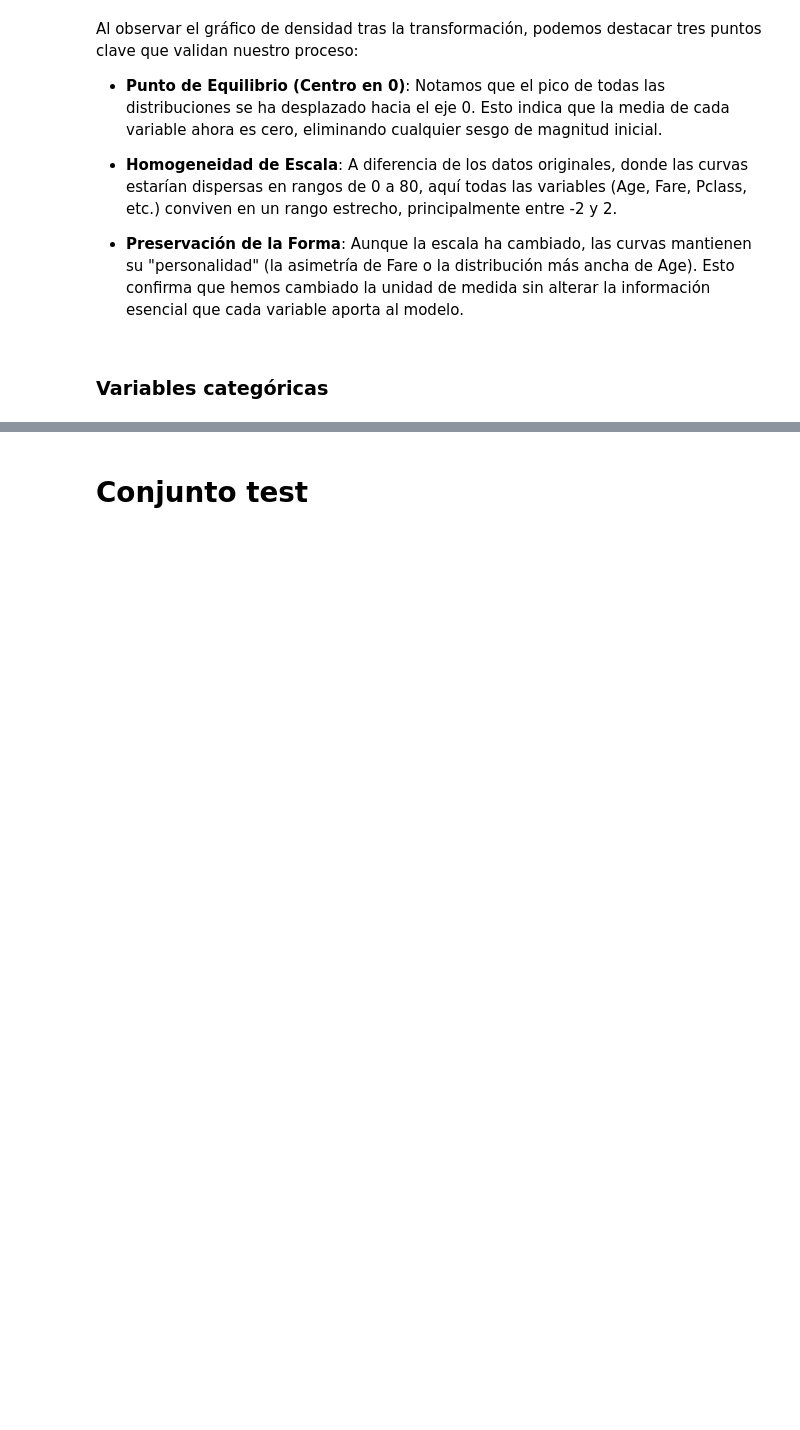
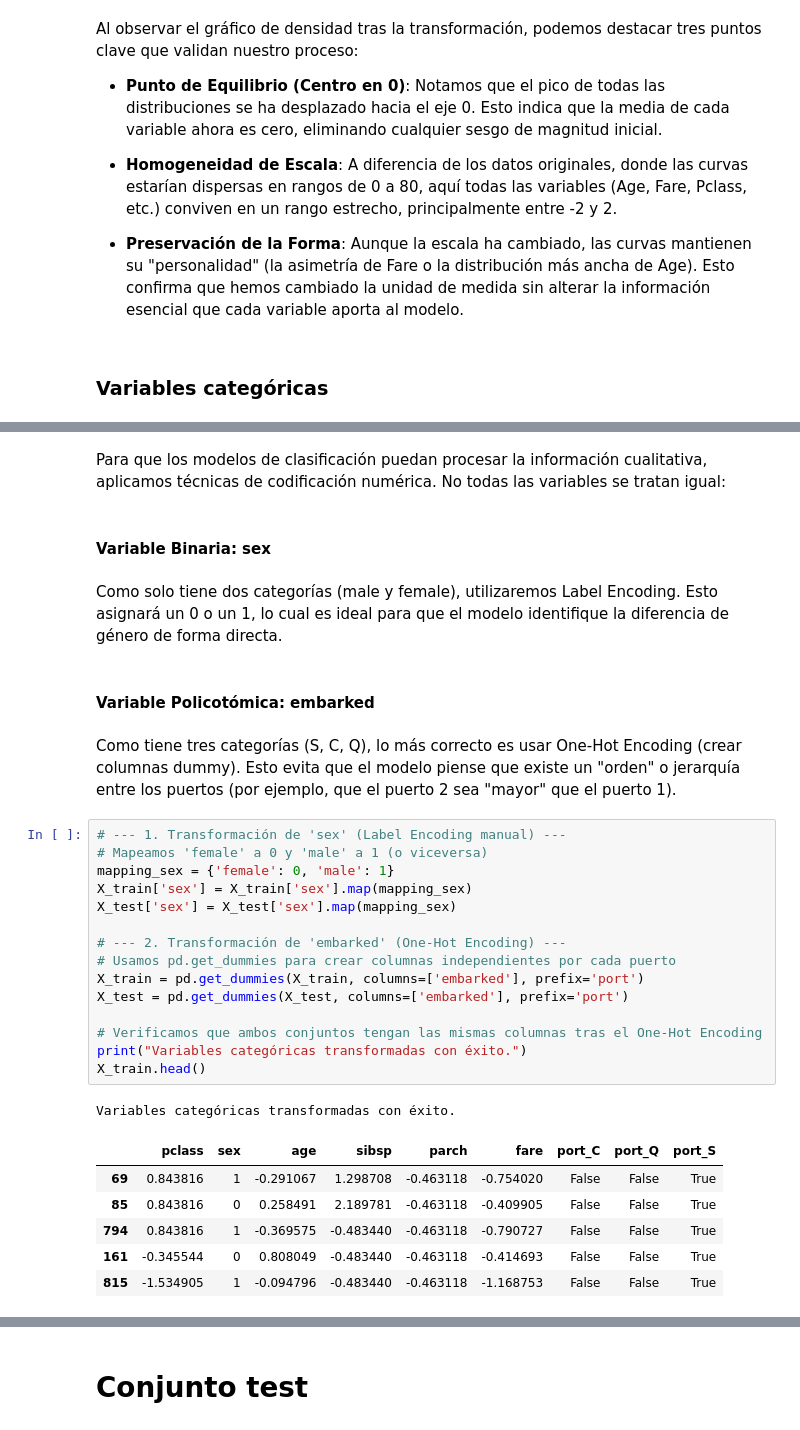
Before and after one commit to duvan1026/Titanic_Big_Data, a Jupyter notebook: ABD_CastroBautistaDuvanDario.ipynb, the cells around one changed output, grey strips where cells are left out. Cells and saved outputs as stored; diff of their text form; blank space fills up the shorter version.

```diff
--- a/ABD_CastroBautistaDuvanDario.ipynb
+++ b/ABD_CastroBautistaDuvanDario.ipynb
@@ -1546,0 +1244,33 @@ sobreajuste.
+# %% [markdown]
+Para que los modelos de clasificación puedan procesar la información cualitativa, aplicamos técnicas de codificación numérica. No todas las variables se tratan igual:
+# %% [markdown]
+#### Variable Binaria: sex
+# %% [markdown]
+Como solo tiene dos categorías (male y female), utilizaremos Label Encoding. Esto asignará un 0 o un 1, lo cual es ideal para que el modelo identifique la diferencia de género de forma directa.
+# %% [markdown]
+#### Variable Policotómica: embarked
+# %% [markdown]
+Como tiene tres categorías (S, C, Q), lo más correcto es usar One-Hot Encoding (crear columnas dummy). Esto evita que el modelo piense que existe un "orden" o jerarquía entre los puertos (por ejemplo, que el puerto 2 sea "mayor" que el puerto 1).
+# %%
+# --- 1. Transformación de 'sex' (Label Encoding manual) ---
+# Mapeamos 'female' a 0 y 'male' a 1 (o viceversa)
+mapping_sex = {'female': 0, 'male': 1}
+X_train['sex'] = X_train['sex'].map(mapping_sex)
+X_test['sex'] = X_test['sex'].map(mapping_sex)
+
+# --- 2. Transformación de 'embarked' (One-Hot Encoding) ---
+# Usamos pd.get_dummies para crear columnas independientes por cada puerto
+X_train = pd.get_dummies(X_train, columns=['embarked'], prefix='port')
+X_test = pd.get_dummies(X_test, columns=['embarked'], prefix='port')
+
+# Verificamos que ambos conjuntos tengan las mismas columnas tras el One-Hot Encoding
+print("Variables categóricas transformadas con éxito.")
+X_train.head()
+# %% [output]
+Variables categóricas transformadas con éxito.
+|  | pclass | sex | age | sibsp | parch | fare | port_C | port_Q | port_S |
+| 69 | 0.843816 | 1 | -0.291067 | 1.298708 | -0.463118 | -0.754020 | False | False | True |
+| 85 | 0.843816 | 0 | 0.258491 | 2.189781 | -0.463118 | -0.409905 | False | False | True |
+| 794 | 0.843816 | 1 | -0.369575 | -0.483440 | -0.463118 | -0.790727 | False | False | True |
+| 161 | -0.345544 | 0 | 0.808049 | -0.483440 | -0.463118 | -0.414693 | False | False | True |
+| 815 | -1.534905 | 1 | -0.094796 | -0.483440 | -0.463118 | -1.168753 | False | False | True |
```
Also changed, not shown: parts of 42 cells of this notebook.
